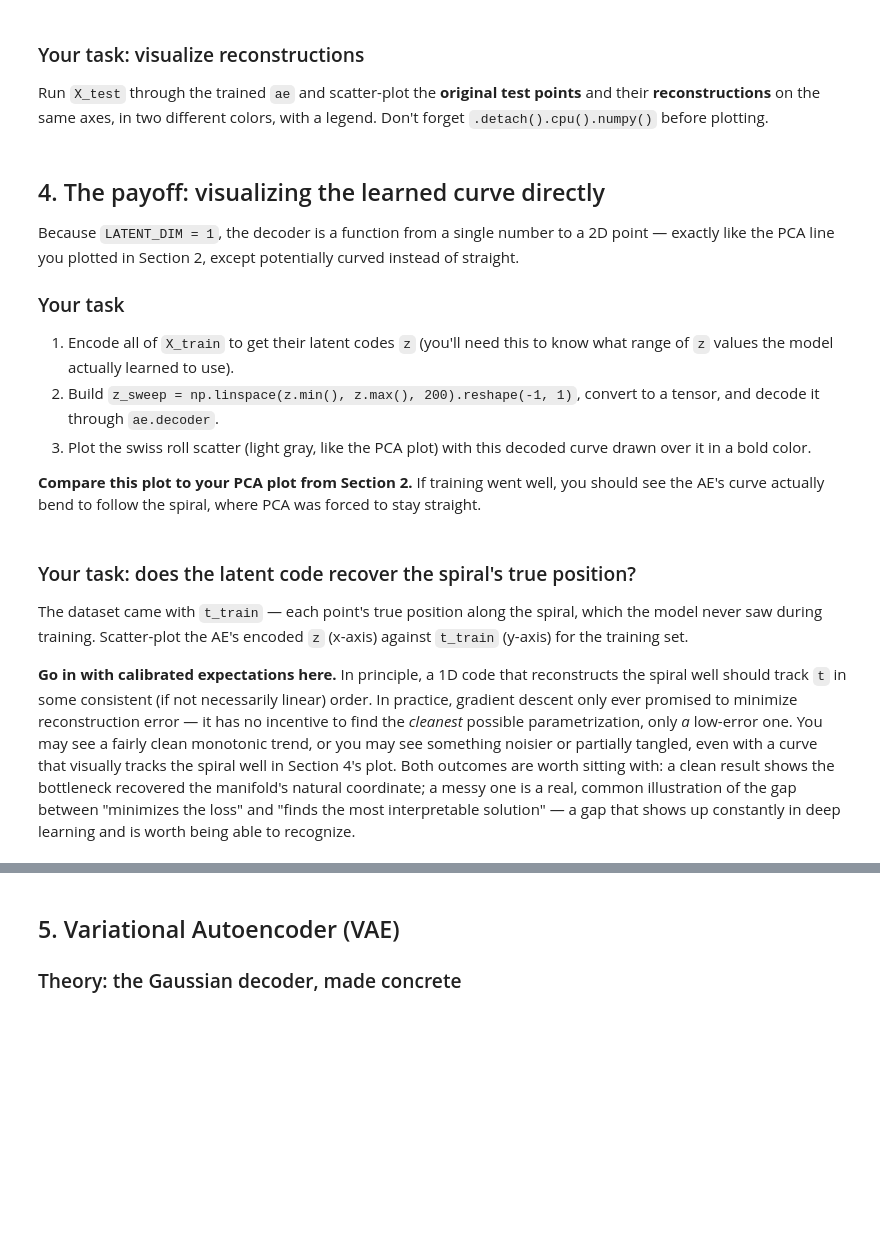
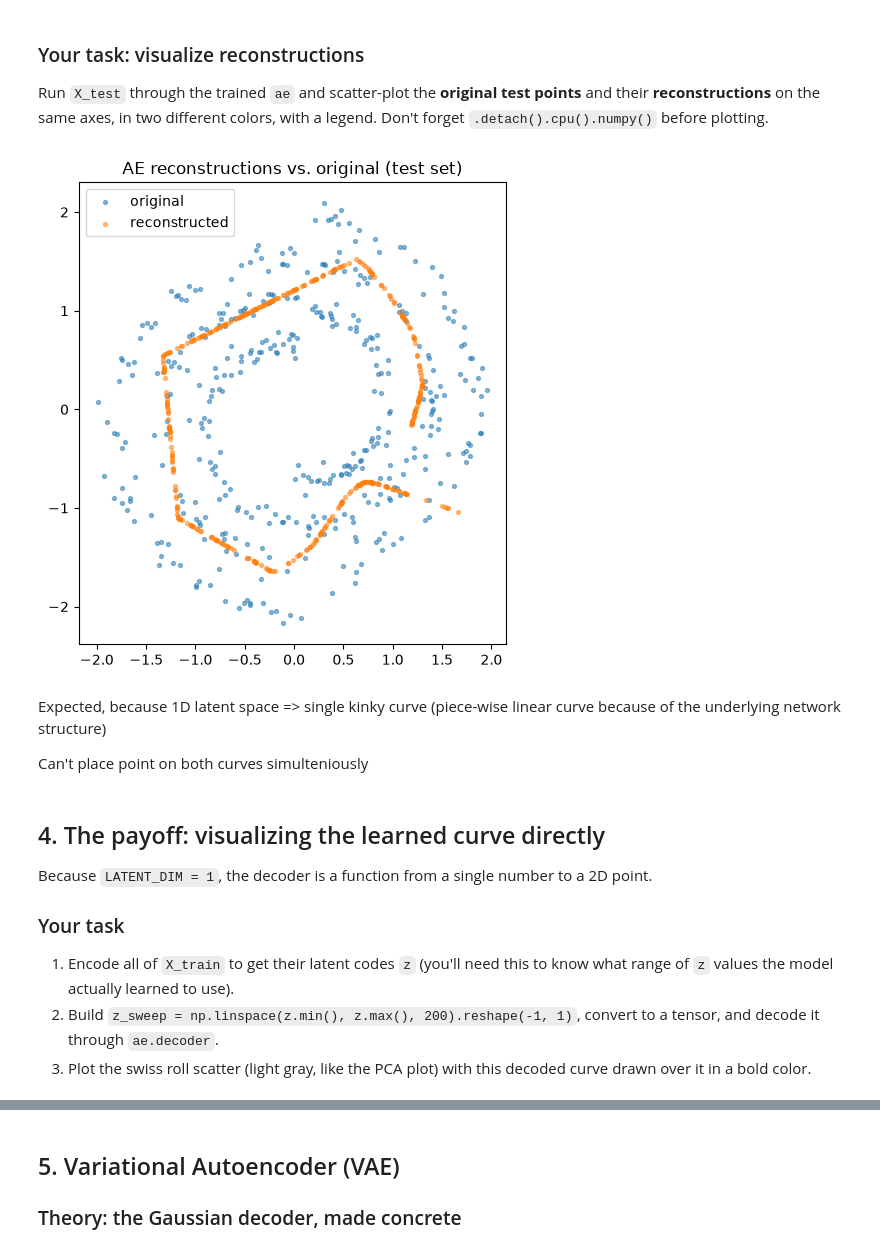
Before and after one commit to dvnrlv/Quantum-Spin-Chain-NN, a Jupyter notebook: tutorials/swiss_roll.ipynb, the cells around one changed output, grey strips where cells are left out. Drawn from its saved outputs; the diff is of its cells as text; code cells hidden in the pictures; blank space fills up the shorter version.

```diff
--- a/tutorials/swiss_roll.ipynb
+++ b/tutorials/swiss_roll.ipynb
@@ -100,0 +172,6 @@ LR = 1e-3
+# %%
+
+X_train_single_tensor = torch.FloatTensor(X_train_single)
+
+train_dataset_single = TensorDataset(X_train_single_tensor, X_train_single_tensor)
+train_loader_single = DataLoader(train_dataset_single, batch_size=BATCH_SIZE, shuffle=True)
@@ -166,3 +340,12 @@ test_loader = None
+# %%
+X_train_tensor = torch.FloatTensor(X_train)
+X_test_tensor = torch.FloatTensor(X_test)
+
+train_dataset = TensorDataset(X_train_tensor, X_train_tensor)
+test_dataset = TensorDataset(X_test_tensor, X_test_tensor)
+
+train_loader = DataLoader(train_dataset, batch_size=BATCH_SIZE, shuffle=True)
+test_loader = DataLoader(test_dataset, batch_size=BATCH_SIZE, shuffle=False)
 # %%
 
 # Sanity check
@@ -343,10 +524,32 @@ plotting.
+# %%
+ae.eval()
+
+with torch.no_grad():
+    X_test_tensor = X_test_tensor.to(device)
+    X_test_recon = ae(X_test_tensor).cpu().numpy() # reconstructed points in original 2D space
+
+X_test_tensor_np = X_test_tensor.cpu().numpy()
+
+
+plt.figure(figsize=(6, 6))
+plt.scatter(X_test_tensor_np[:, 0], X_test_tensor_np[:, 1], s=8, alpha=0.5, label="original")
+plt.scatter(X_test_recon[:, 0], X_test_recon[:, 1], s=8, alpha=0.5, label="reconstructed")
+plt.gca().set_aspect("equal")
+plt.legend()
+plt.title("AE reconstructions vs. original (test set)")
+plt.show()
+# %% [output]
+[figure, added]
+# %% [markdown]
+Expected, because 1D latent space => single kinky curve (piece-wise linear curve because of the underlying network structure)
+
+Can't place point on both curves simulteniously
 # %% [markdown]
 
 ## 4. The payoff: visualizing the learned curve directly
 
 Because `LATENT_DIM = 1`, the decoder is a function from a single number to
-a 2D point — exactly like the PCA line you plotted in Section 2, except
-potentially curved instead of straight.
+a 2D point.
 
 ### Your task
 
@@ -356,7 +559,3 @@ potentially curved instead of straight.
    convert to a tensor, and decode it through `ae.decoder`.
 3. Plot the swiss roll scatter (light gray, like the PCA plot) with this
    decoded curve drawn over it in a bold color.
-
-**Compare this plot to your PCA plot from Section 2.** If training went
-well, you should see the AE's curve actually bend to follow the spiral,
-where PCA was forced to stay straight.
@@ -367,20 +561,0 @@ where PCA was forced to stay straight.
-# %% [markdown]
-
-### Your task: does the latent code recover the spiral's true position?
-
-The dataset came with `t_train` — each point's true position along the
-spiral, which the model never saw during training. Scatter-plot the AE's
-encoded `z` (x-axis) against `t_train` (y-axis) for the training set.
-
-**Go in with calibrated expectations here.** In principle, a 1D code that
-reconstructs the spiral well should track `t` in some consistent (if not
-necessarily linear) order. In practice, gradient descent only ever promised
-to minimize reconstruction error — it has no incentive to find the
-*cleanest* possible parametrization, only *a* low-error one. You may see a
-fairly clean monotonic trend, or you may see something noisier or partially
-tangled, even with a curve that visually tracks the spiral well in Section
-4's plot. Both outcomes are worth sitting with: a clean result shows the
-bottleneck recovered the manifold's natural coordinate; a messy one is a
-real, common illustration of the gap between "minimizes the loss" and
-"finds the most interpretable solution" — a gap that shows up constantly in
-deep learning and is worth being able to recognize.
```
Also changed, not shown: parts of 62 cells of this notebook, 3 other files.
